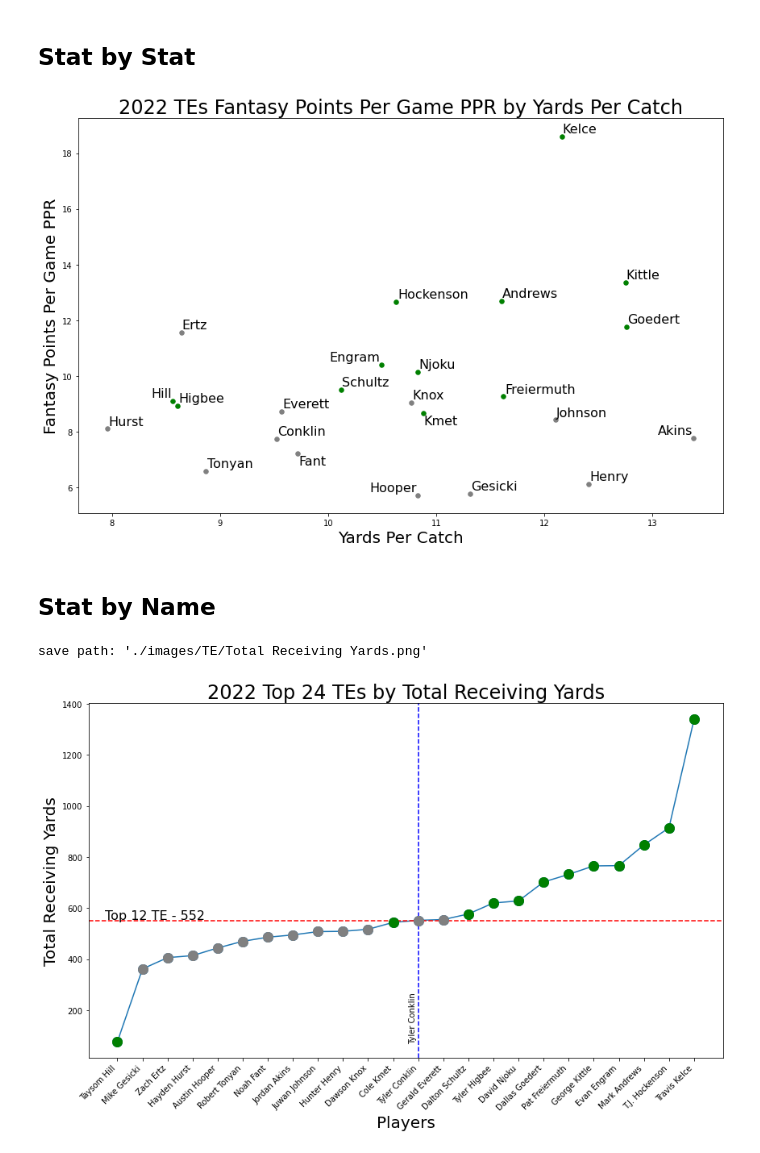
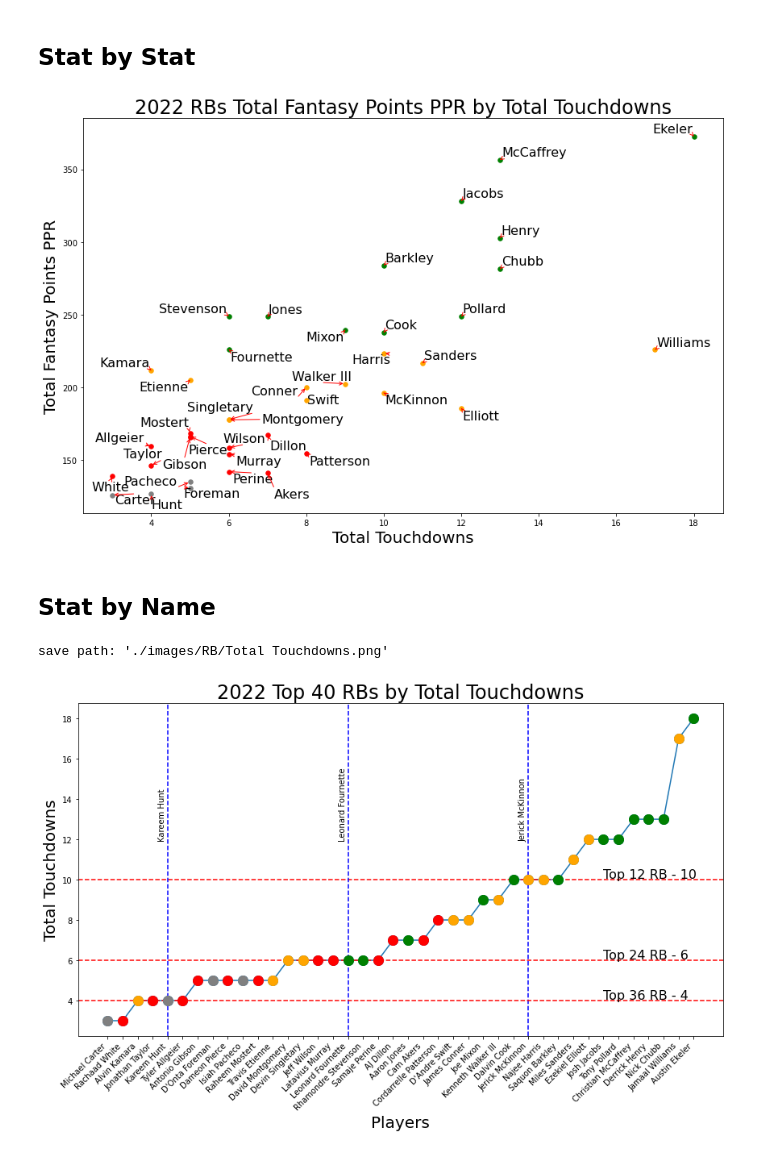
Before and after one commit to Alex-Bishka/Fantasy, a Jupyter notebook: Analysis/Graph Data.ipynb, the cells around one changed output. Drawn from its saved outputs; the diff is of its cells as text; code cells hidden in the pictures.

```diff
--- a/Analysis/Graph Data.ipynb
+++ b/Analysis/Graph Data.ipynb
@@ -33,3 +36,7 @@ qbs.reverse()
+# %%
+rbs = seasons_dict["2022"]["RB"]
+rbs.sort()
+rbs.reverse()
 # %% [markdown]
 # WRs
 # %%
@@ -44,29 +51,32 @@ tes.sort()
 tes.reverse()
 # %% [markdown]
 # Graphing
+# %%
+position_to_graph = rbs[:40]
 # %% [markdown]
 ## Stat by Stat
 # %%
-graph_stat_by_stat(position_group=tes[:24],
-                   primary_stat="Fantasy Points Per Game PPR",
-                   secondary_stat="Yards Per Catch",
-                   show_tier_1=True,
+graph_stat_by_stat(position_group=position_to_graph,
+                   primary_stat="Total Fantasy Points PPR",
+                   secondary_stat="Total Touchdowns",
+                   show_tier_1=True, show_tier_2=True, show_tier_3=True,
                    dist_threshold=0.1, time_lim=3, abbrev=True,
                    fontsize=16, markersize=30,
                    show_diagonal_line=False,
                    save_suffix=""
                 )
 # %% [output]
-[figure, old version]
+[figure, new version]
 # %% [markdown]
 ## Stat by Name
 # %%
-graph_stat_by_name(tes[:24], "Total Receiving Yards",
-                   show_tier_1=True,
-                   break_one=12,
+graph_stat_by_name(position_to_graph, "Total Touchdowns",
+                   show_tier_1=True, show_tier_2=True, show_tier_3=True,
+                   break_one=12, break_two=24, break_three=36,
+                   horizontal_name_pos=33, vertical_name_pos=32,
                    save_suffix="",
                   )
 # %% [output]
-save path: './images/TE/Total Receiving Yards.png'
+save path: './images/RB/Total Touchdowns.png'
-[figure, old version]
+[figure, new version]
 # %%
```
Also changed, not shown: parts of 12 cells of this notebook, 4 other files.
